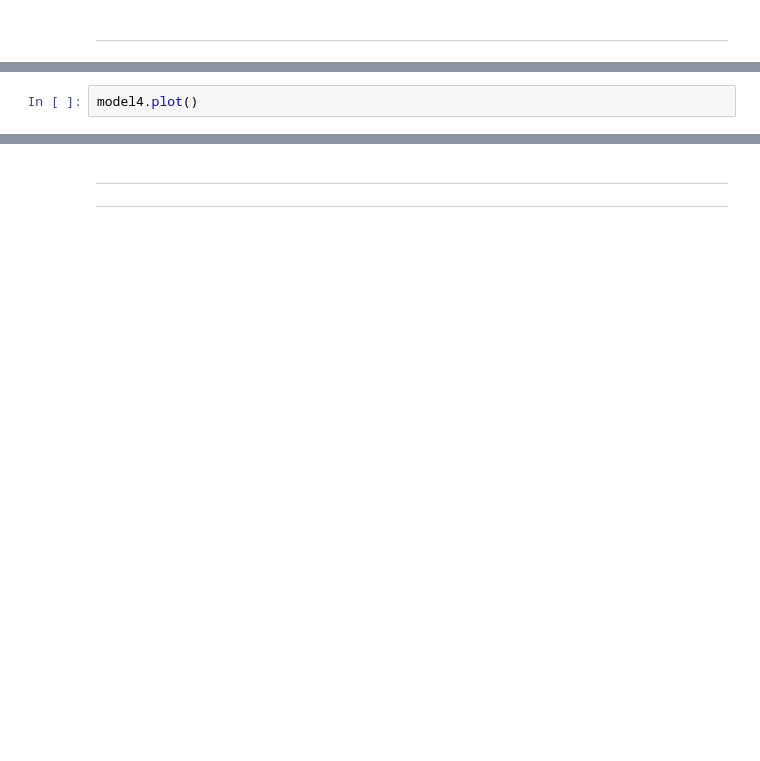
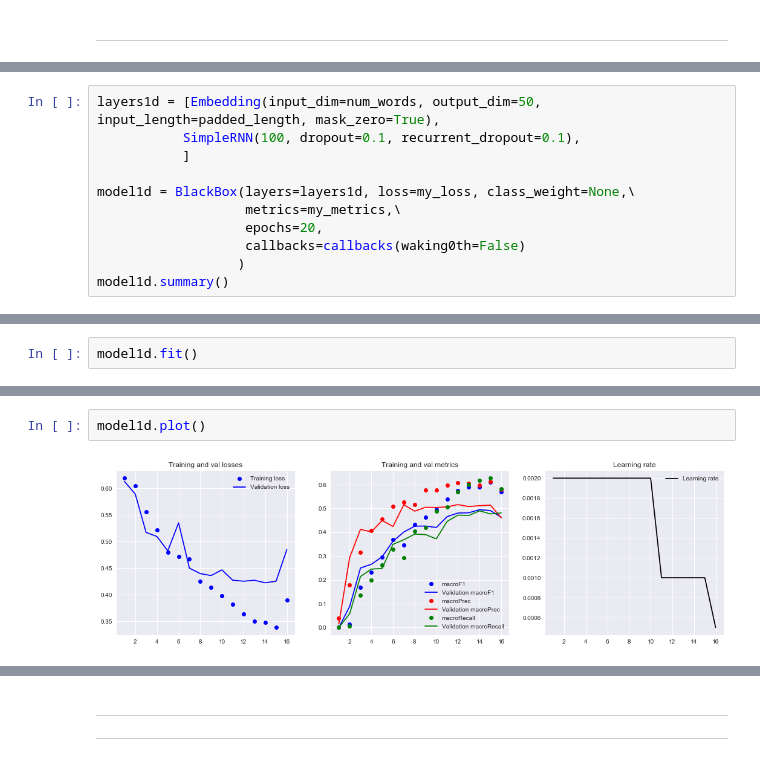
Before and after one commit to olszewskip/ArXiv_Classifier, a Jupyter notebook: keras_5.ipynb, the cells around one changed output, grey strips where cells are left out. Drawn from its saved outputs; the diff is of its cells as text; blank space fills up the shorter version.

```diff
--- a/keras_5.ipynb
+++ b/keras_5.ipynb
@@ -497,0 +622,11 @@ model4a.summary()
+# %%
+layers1d = [Embedding(input_dim=num_words, output_dim=50, input_length=padded_length, mask_zero=True),
+           SimpleRNN(100, dropout=0.1, recurrent_dropout=0.1),
+           ]
+
+model1d = BlackBox(layers=layers1d, loss=my_loss, class_weight=None,\
+                   metrics=my_metrics,\
+                   epochs=20,
+                   callbacks=callbacks(waking0th=False)
+                  )
+model1d.summary()
@@ -497,0 +647,2 @@ model4a.summary()
+# %%
+model1d.fit()
@@ -498,2 +667,4 @@ model4a.summary()
 # %%
-model4.plot()
+model1d.plot()
+# %% [output]
+[figure, added]
```
Also changed, not shown: parts of 60 cells of this notebook.
